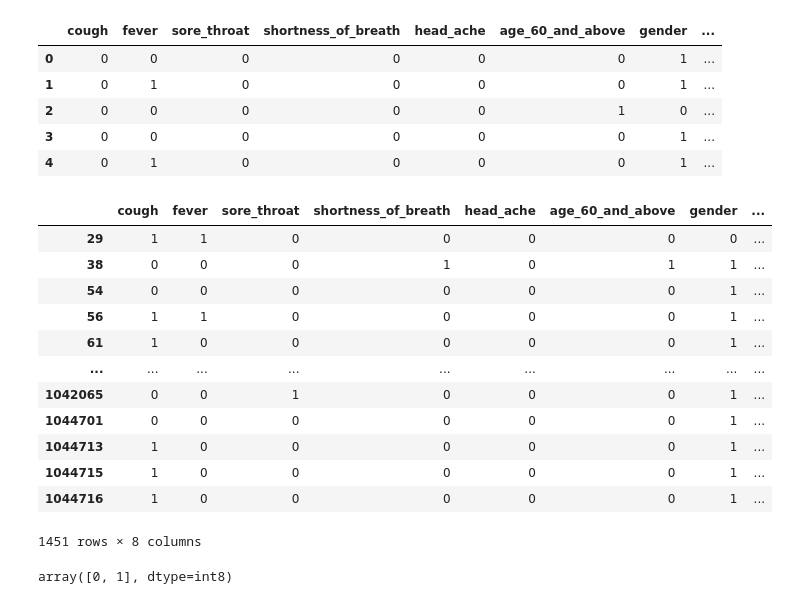
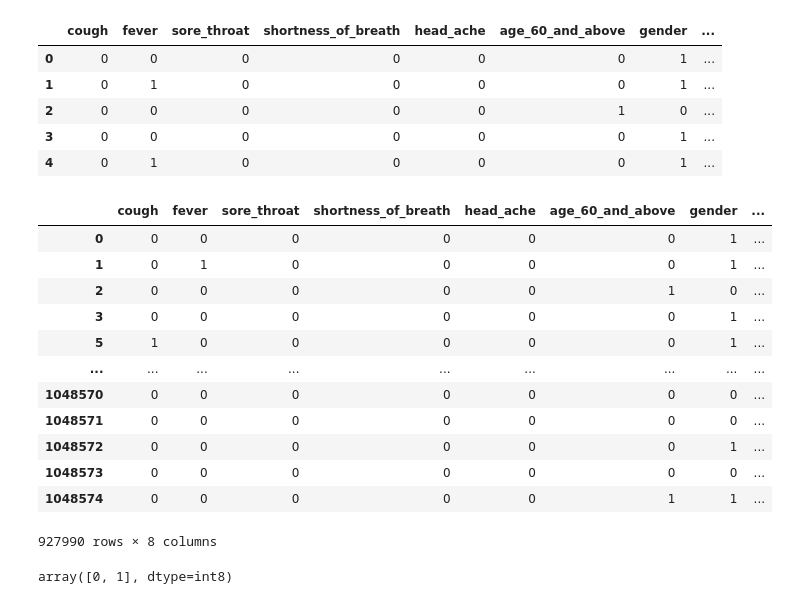
Before and after one commit to chris-inalsingh/Covid19_ML, a Jupyter notebook: Covid_Data/Covid-19_tests.ipynb, the cells around one changed output. Saved outputs shown, nothing was run; the diff lists cells and outputs as text; code cells hidden in the pictures.

```diff
--- a/Covid_Data/Covid-19_tests.ipynb
+++ b/Covid_Data/Covid-19_tests.ipynb
@@ -156,21 +156,21 @@ selected_features.head()
 | 3 | 0 | 0 | 0 | 0 | 0 | 0 | 1 | ... |
 | 4 | 0 | 1 | 0 | 0 | 0 | 0 | 1 | ... |
 # %%
-selected_features.loc[selected_features['test_indication'] == 0]
+selected_features.loc[selected_features['test_indication'] == 2]
 # %% [output]
 |  | cough | fever | sore_throat | shortness_of_breath | head_ache | age_60_and_above | gender | ... |
-| 29 | 1 | 1 | 0 | 0 | 0 | 0 | 0 | ... |
-| 38 | 0 | 0 | 0 | 1 | 0 | 1 | 1 | ... |
-| 54 | 0 | 0 | 0 | 0 | 0 | 0 | 1 | ... |
-| 56 | 1 | 1 | 0 | 0 | 0 | 0 | 1 | ... |
-| 61 | 1 | 0 | 0 | 0 | 0 | 0 | 1 | ... |
+| 0 | 0 | 0 | 0 | 0 | 0 | 0 | 1 | ... |
+| 1 | 0 | 1 | 0 | 0 | 0 | 0 | 1 | ... |
+| 2 | 0 | 0 | 0 | 0 | 0 | 1 | 0 | ... |
+| 3 | 0 | 0 | 0 | 0 | 0 | 0 | 1 | ... |
+| 5 | 1 | 0 | 0 | 0 | 0 | 0 | 1 | ... |
 | ... | ... | ... | ... | ... | ... | ... | ... | ... |
-| 1042065 | 0 | 0 | 1 | 0 | 0 | 0 | 1 | ... |
-| 1044701 | 0 | 0 | 0 | 0 | 0 | 0 | 1 | ... |
-| 1044713 | 1 | 0 | 0 | 0 | 0 | 0 | 1 | ... |
-| 1044715 | 1 | 0 | 0 | 0 | 0 | 0 | 1 | ... |
-| 1044716 | 1 | 0 | 0 | 0 | 0 | 0 | 1 | ... |
+| 1048570 | 0 | 0 | 0 | 0 | 0 | 0 | 0 | ... |
+| 1048571 | 0 | 0 | 0 | 0 | 0 | 0 | 0 | ... |
+| 1048572 | 0 | 0 | 0 | 0 | 0 | 0 | 1 | ... |
+| 1048573 | 0 | 0 | 0 | 0 | 0 | 0 | 0 | ... |
+| 1048574 | 0 | 0 | 0 | 0 | 0 | 1 | 1 | ... |
-1451 rows × 8 columns
+927990 rows × 8 columns
 # %%
 selected_features['age_60_and_above'].unique()
 # %% [output]
```
Also changed, not shown: parts of 2 cells of this notebook.
